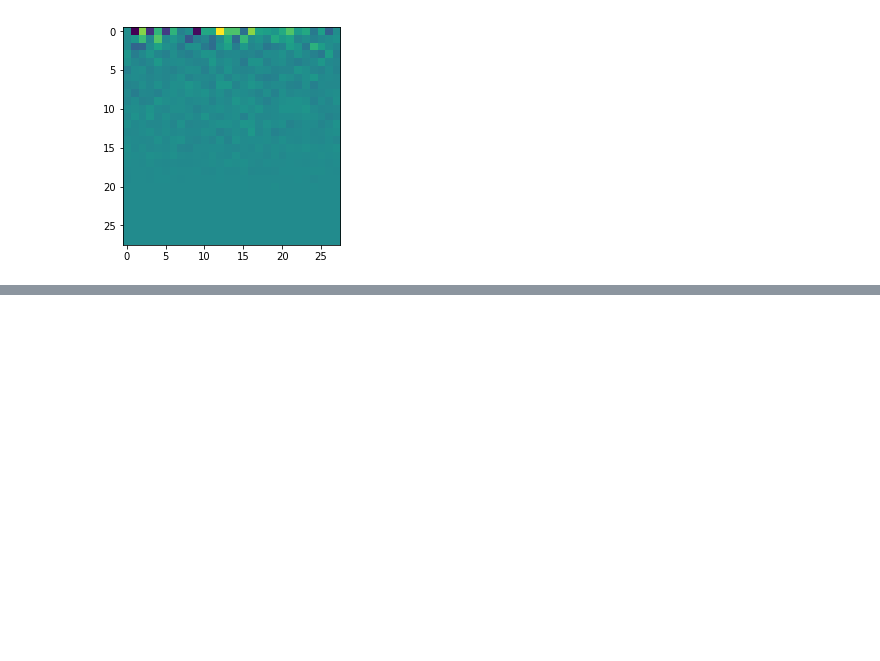
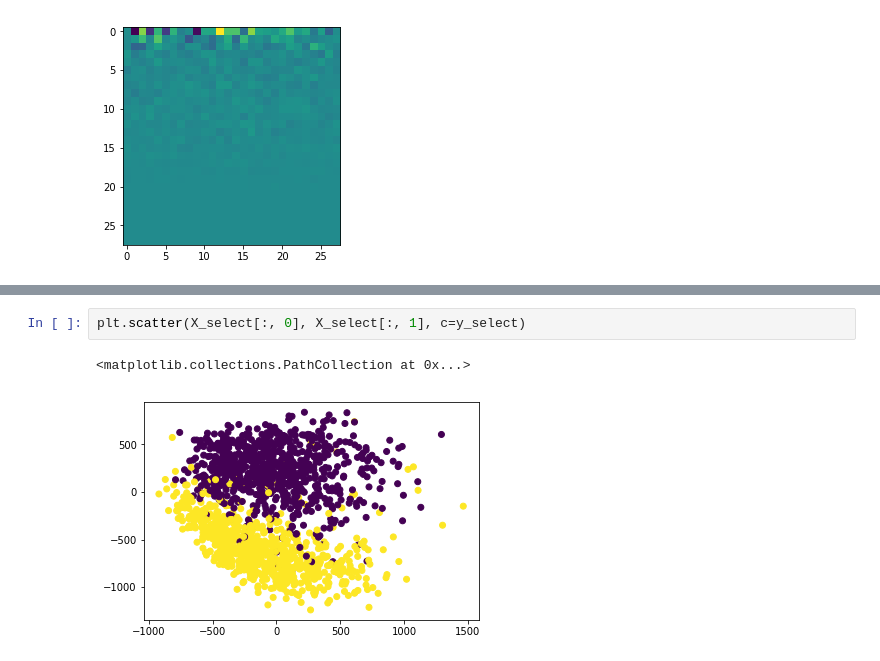
Before and after one commit to coding-blocks-archives/ML-Noida-2019-June-Two, a Jupyter notebook: lecture_11/MNIST PCA.ipynb, the cells around one changed output, grey strips where cells are left out. Drawn from its saved outputs; the diff is of its cells as text; blank space fills up the shorter version.

```diff
--- a/lecture_11/MNIST PCA.ipynb
+++ b/lecture_11/MNIST PCA.ipynb
@@ -47,0 +89,5 @@ plt.imshow(X_mod[1000].reshape(28, 28))
+# %%
+plt.scatter(X_select[:, 0], X_select[:, 1], c=y_select)
+# %% [output]
+<matplotlib.collections.PathCollection at 0x...>
+[figure, added]
```
Also changed, not shown: parts of 15 cells of this notebook, 1 other file.
